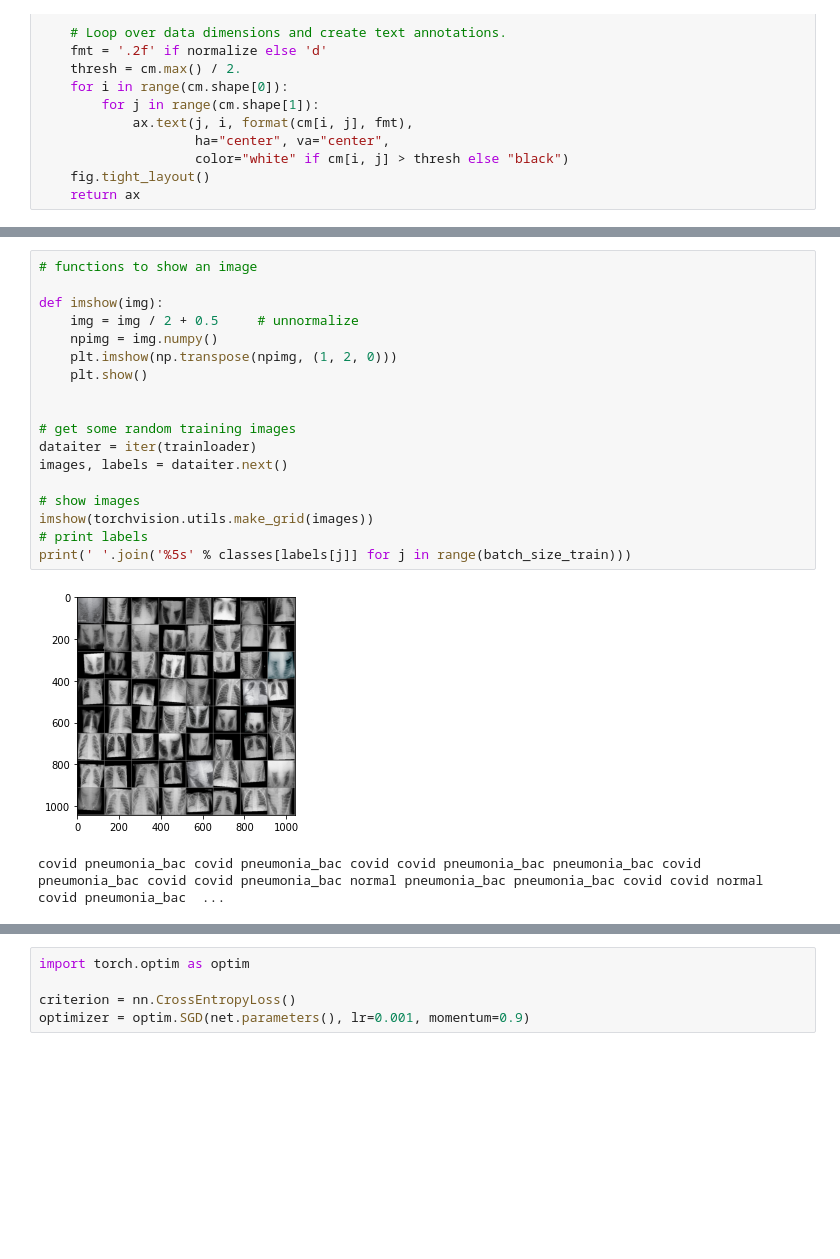
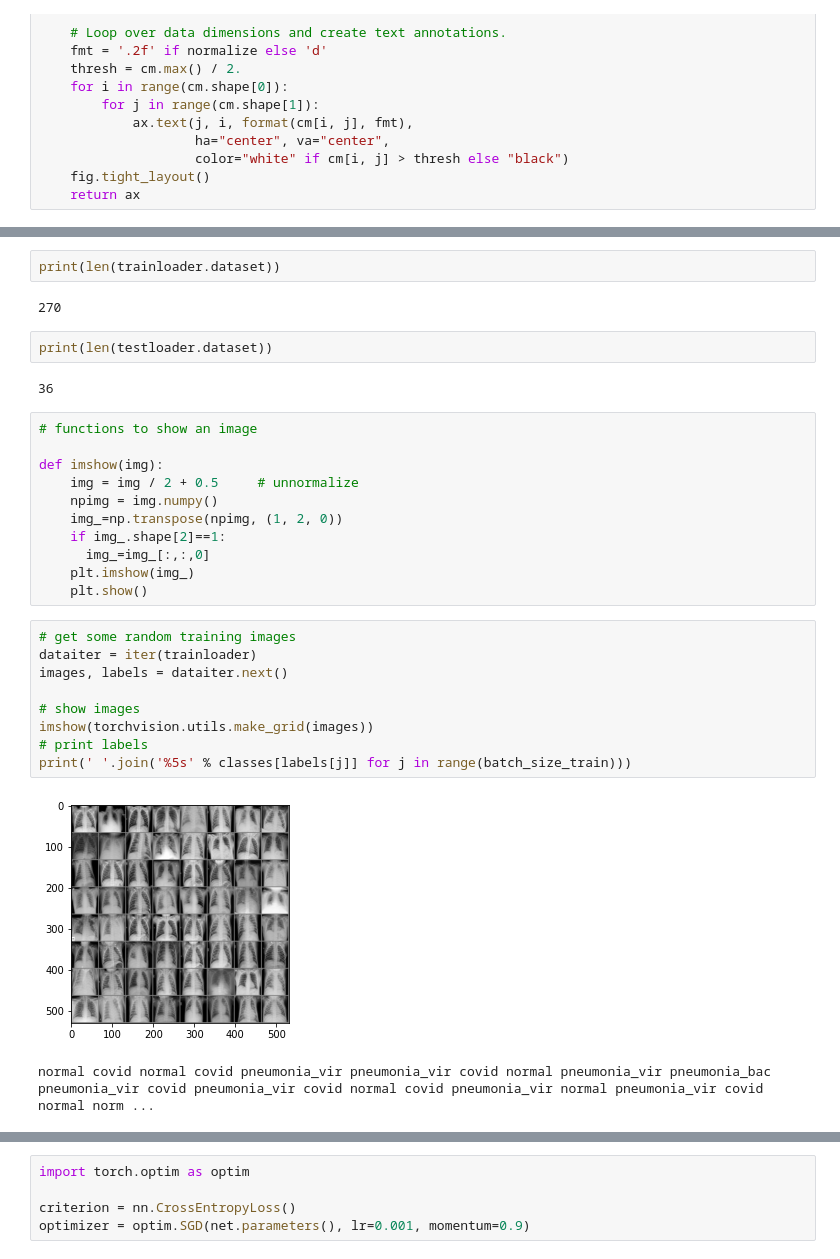
Before and after one commit to rossettisimone/AUGMENTATION_GAN, a Jupyter notebook: CNN.ipynb, the cells around one changed output, grey strips where cells are left out. Cells and saved outputs as stored; diff of their text form; blank space fills up the shorter version.

```diff
--- a/CNN.ipynb
+++ b/CNN.ipynb
@@ -140,21 +178,31 @@ classes = ("covid", "normal", "pneumonia_bac")
+# %%
+print(len(trainloader.dataset))
+# %% [output]
+270
+# %%
+print(len(testloader.dataset))
+# %% [output]
+36
+# %%
+# functions to show an image
+
+def imshow(img):
+    img = img / 2 + 0.5     # unnormalize
+    npimg = img.numpy()
+    img_=np.transpose(npimg, (1, 2, 0))
+    if img_.shape[2]==1:
+      img_=img_[:,:,0]
+    plt.imshow(img_)
+    plt.show()
 # %%
-# functions to show an image
-
-def imshow(img):
-    img = img / 2 + 0.5     # unnormalize
-    npimg = img.numpy()
-    plt.imshow(np.transpose(npimg, (1, 2, 0)))
-    plt.show()
-
-
 # get some random training images
 dataiter = iter(trainloader)
 images, labels = dataiter.next()
 
 # show images
 imshow(torchvision.utils.make_grid(images))
 # print labels
 print(' '.join('%5s' % classes[labels[j]] for j in range(batch_size_train)))
 # %% [output]
-[figure, old version]
+[figure, new version]
-covid pneumonia_bac covid pneumonia_bac covid covid pneumonia_bac pneumonia_bac covid pneumonia_bac covid covid pneumonia_bac normal pneumonia_bac pneumonia_bac covid covid normal covid pneumonia_bac  ...
+normal covid normal covid pneumonia_vir pneumonia_vir covid normal pneumonia_vir pneumonia_bac pneumonia_vir covid pneumonia_vir covid normal covid pneumonia_vir normal pneumonia_vir covid normal norm ...
```
Also changed, not shown: parts of 26 cells of this notebook.
